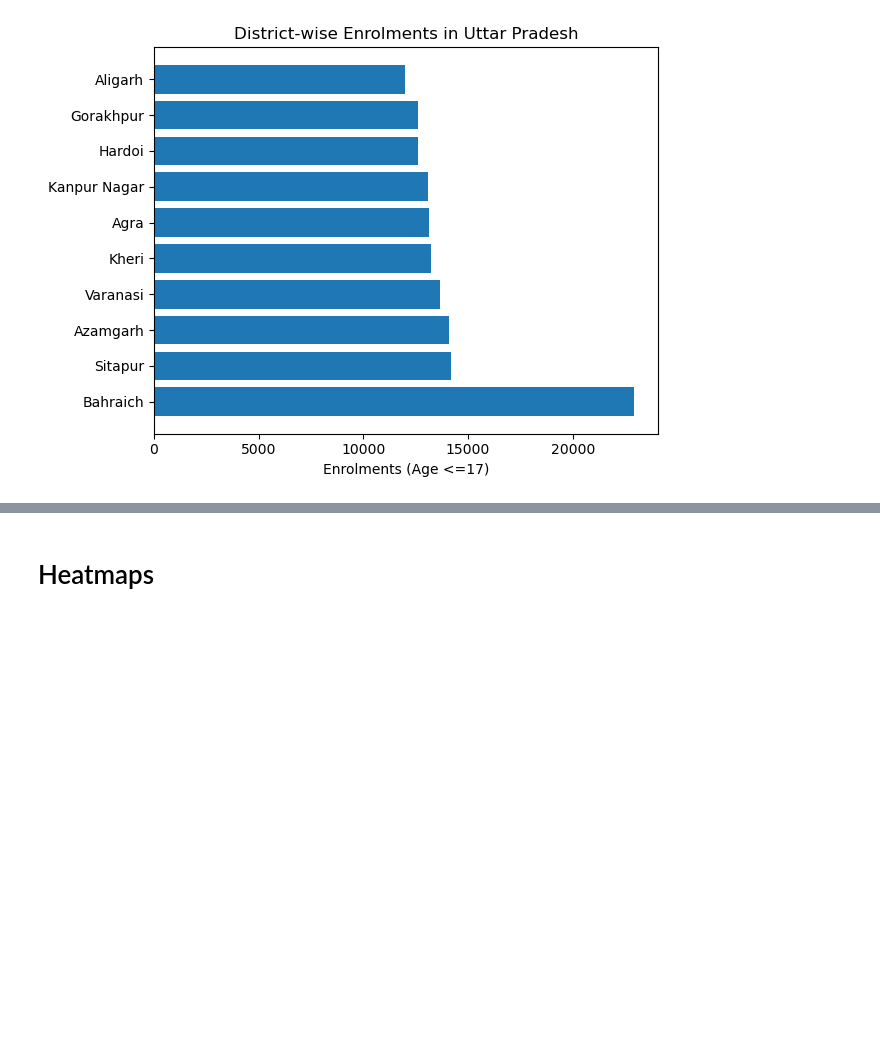
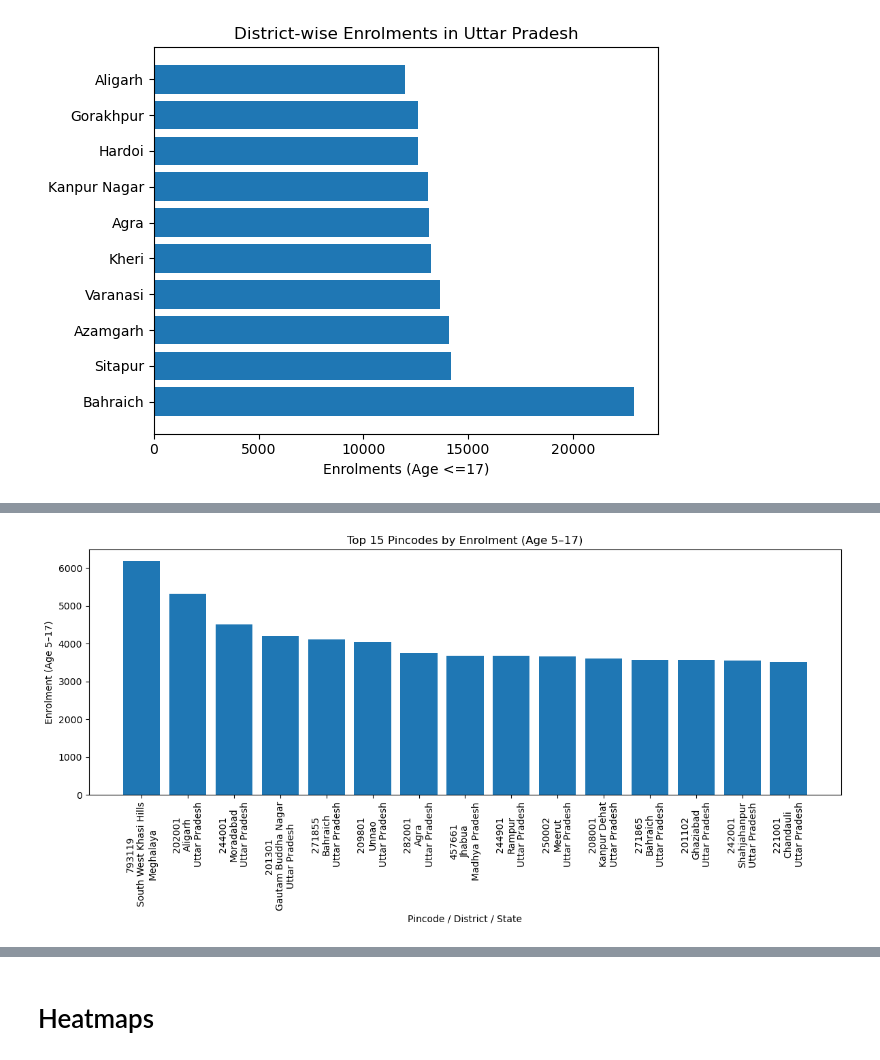
Before and after one commit to aniruddha3919/uidai-aadhar, a Jupyter notebook: MainWork/data_viz.ipynb, the cells around one changed output, grey strips where cells are left out. Cells and saved outputs as stored; diff of their text form; code cells hidden in the pictures; blank space fills up the shorter version.

```diff
--- a/MainWork/data_viz.ipynb
+++ b/MainWork/data_viz.ipynb
@@ -296,0 +342,27 @@ plt.show()
+# %%
+pincode_agg = (
+    final_df
+    .groupby('pincode', as_index=False)
+    .sum(numeric_only=True)
+)
+pincode_meta = (
+    final_df
+    .groupby('pincode', as_index=False)
+    .agg({
+        'district': 'first',
+        'state': 'first'
+    })
+)
+pincode_dist = (
+    pincode_agg
+    .merge(pincode_meta, on='pincode', how='left')
+    .sort_values('enr_age_5_17', ascending=False)
+    .head(15)
+)
+pincode_dist['label'] = (
+    pincode_dist['pincode'].astype(str)
+    + "\n" + pincode_dist['district']
+    + "\n" + pincode_dist['state']
+)
+# %% [output]
+[figure, added]
```
Also changed, not shown: parts of 32 cells of this notebook.
